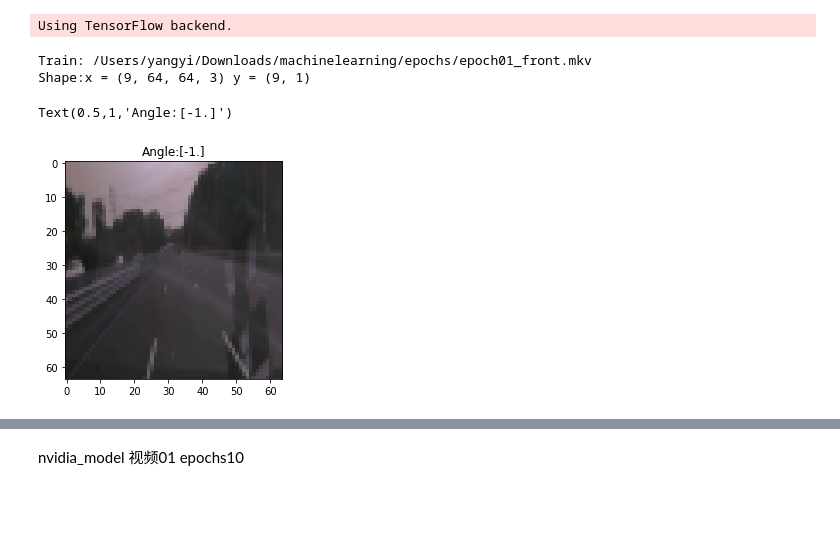
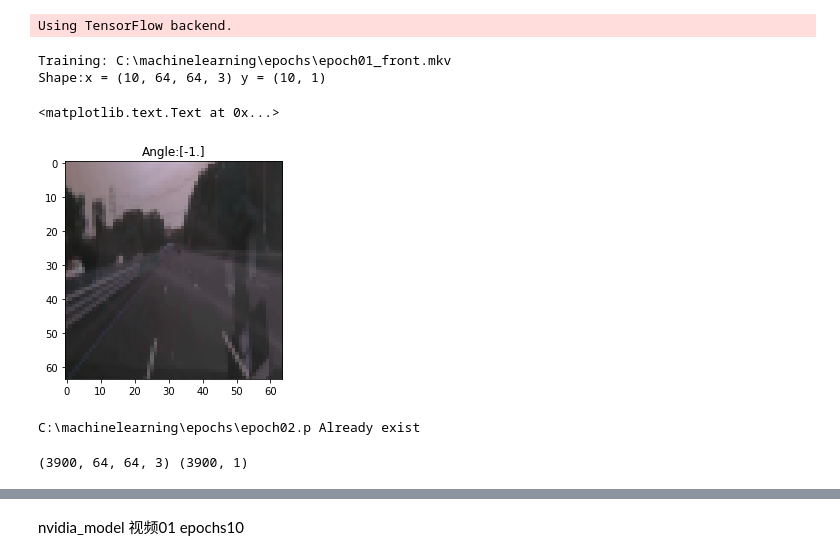
Before and after one commit to meizeidexzh/machinelearning-1, a Jupyter notebook: deep_tesla/deeptesla.ipynb, the cells around one changed output, grey strips where cells are left out. Cells and saved outputs as stored; diff of their text form; code cells hidden in the pictures; blank space fills up the shorter version.

```diff
--- a/deep_tesla/deeptesla.ipynb
+++ b/deep_tesla/deeptesla.ipynb
@@ -4,14 +4,16 @@ import numpy as np
 import params,utils
 
 #按批次读取数据
-class ImgGenerator():
-    def __init__(self,img_path,batch_id,batch_size=None,input_shape=(224,224,3),train_ratio=0.9):
+class VidDataGenerator():
+    def __init__(self,img_path,batch_id,batch_size=None,input_shape=(224,224,3),train_ratio=1):
         self.img_path = img_path
         self.batch_id = batch_id
         self.batch_size = batch_size
         self.current_frame = 0
         self.input_shape = input_shape
         self.train_ratio = train_ratio
+        self.vid_path = utils.join_dir(params.data_dir, 'epoch{:0>2}_front.mkv'.format(self.batch_id))
+        print('Training:',self.vid_path)
 
     def next_batch(self):
         #标注处理
@@ -23,44 +25,43 @@ class ImgGenerator():
         labels = [[label[i]] for i in range(len(label))]
         labels = np.array(labels)
         #图像处理
-        vid_path = utils.join_dir(params.data_dir, 'epoch{:0>2}_front.mkv'.format(self.batch_id))
-        print('Train:',vid_path)
-        cap = cv2.VideoCapture(vid_path)
+
+        cap = cv2.VideoCapture(self.vid_path)
         nframe = int(cap.get(cv2.CAP_PROP_FRAME_COUNT) - 2)
         if( (self.current_frame+self.batch_size) > nframe):
             self.batch_size = nframe - self.current_frame
         images = []
         for i in range(self.current_frame,self.current_frame+self.batch_size):
             utils.cv2_goto_frame(cap,i)
             ret, frame = cap.read()
             if (ret == True):
                 shape = frame.shape
                 frame = frame[int(shape[0]/3):shape[0]-150, 0:shape[1]]
                 frame = cv2.resize(frame, (self.input_shape[0], self.input_shape[1]), interpolation=cv2.INTER_AREA)
                 frame = np.resize(frame, (self.input_shape[0], self.input_shape[1], self.input_shape[2]))
                 images.append(frame)
                 del frame
         images = np.array(images)
         self.current_frame = utils.cv2_current_frame(cap)
         cap.release()
 
         return (images[:int(self.batch_size*self.train_ratio)],labels[:int(self.batch_size*self.train_ratio)],
                 images[int(self.batch_size*self.train_ratio):],labels[int(self.batch_size*self.train_ratio):])
 
 #Test
 from matplotlib import pyplot
 %matplotlib inline
 img_path = params.data_dir
 input_shape=(64, 64, params.FLAGS.img_c)
-x_test,y_test,_,_ = ImgGenerator(img_path,'01',batch_size=10,input_shape=input_shape).next_batch()
+x_test,y_test,_,_ = VidDataGenerator(img_path,'01',batch_size=10,input_shape=input_shape).next_batch()
 assert len(x_test)==len(y_test)
 index = 8
 print('Shape:x =',x_test.shape,'y =',y_test.shape)
 pyplot.imshow(x_test[index])
 pyplot.title('Angle:'+str(y_test[index]))
 # %% [output]
 Using TensorFlow backend.
-Train: /Users/yangyi/Downloads/machinelearning/epochs/epoch01_front.mkv
-Shape:x = (9, 64, 64, 3) y = (9, 1)
+Training: C:\machinelearning\epochs\epoch01_front.mkv
+Shape:x = (10, 64, 64, 3) y = (10, 1)
-Text(0.5,1,'Angle:[-1.]')
+<matplotlib.text.Text at 0x...>
-[figure, old version]
+[figure, new version]
@@ -67,3 +79,34 @@ Text(0.5,1,'Angle:[-1.]')
+# %%
+#生成测试文件
+import pickle
+import os
+def save_train_file():
+    img_path = params.data_dir
+    batch_size = None
+    input_shape=(params.FLAGS.img_w, params.FLAGS.img_h, params.FLAGS.img_c)
+    #for i in ['01','02','03','04','05','06','07','08','09','10']:
+    for i in ['02']:
+        file_name = utils.join_dir(img_path, 'epoch{:0>2}.p'.format(i))
+        if(os.path.exists(file_name)):
+            print(file_name,'Already exist')
+            break
+        train_data= VidDataGenerator(img_path=img_path,batch_id=i,batch_size=batch_size,input_shape=input_shape)
+        x_train,y_train,_,_ = train_data.next_batch()
+
+        with open(file_name,'wb') as fs:
+            pickle.dump((x_train,y_train),fs)
+        print('Save '+ file_name)
+
+save_train_file()
+# %% [output]
+C:\machinelearning\epochs\epoch02.p Already exist
+# %%
+file_name = utils.join_dir(img_path, 'epoch{:0>2}.p'.format('02'))
+with open(file_name,'rb') as fs:
+    x_train,y_train = pickle.load(fs)
+print(x_train.shape,y_train.shape)
+# %% [output]
+(3900, 64, 64, 3) (3900, 1)
 # %%
 #vgg16模型改造
 import keras
```
Also changed, not shown: parts of 4 cells of this notebook.
